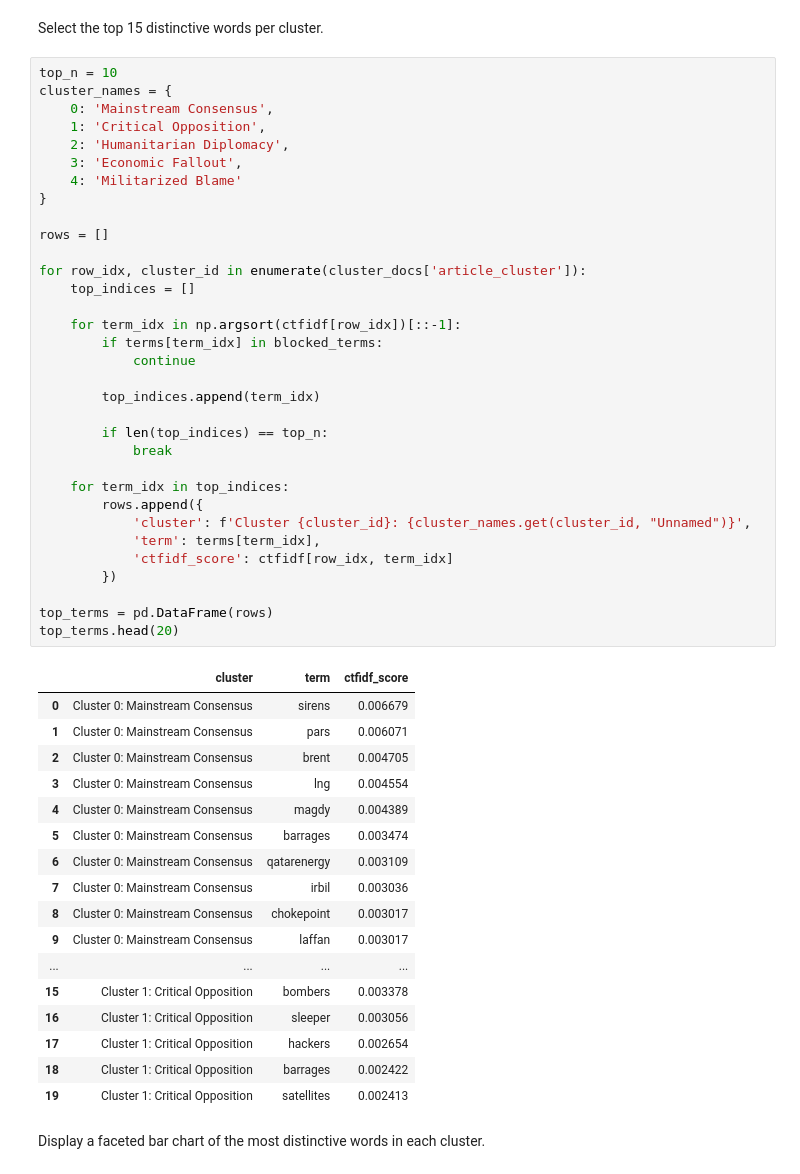
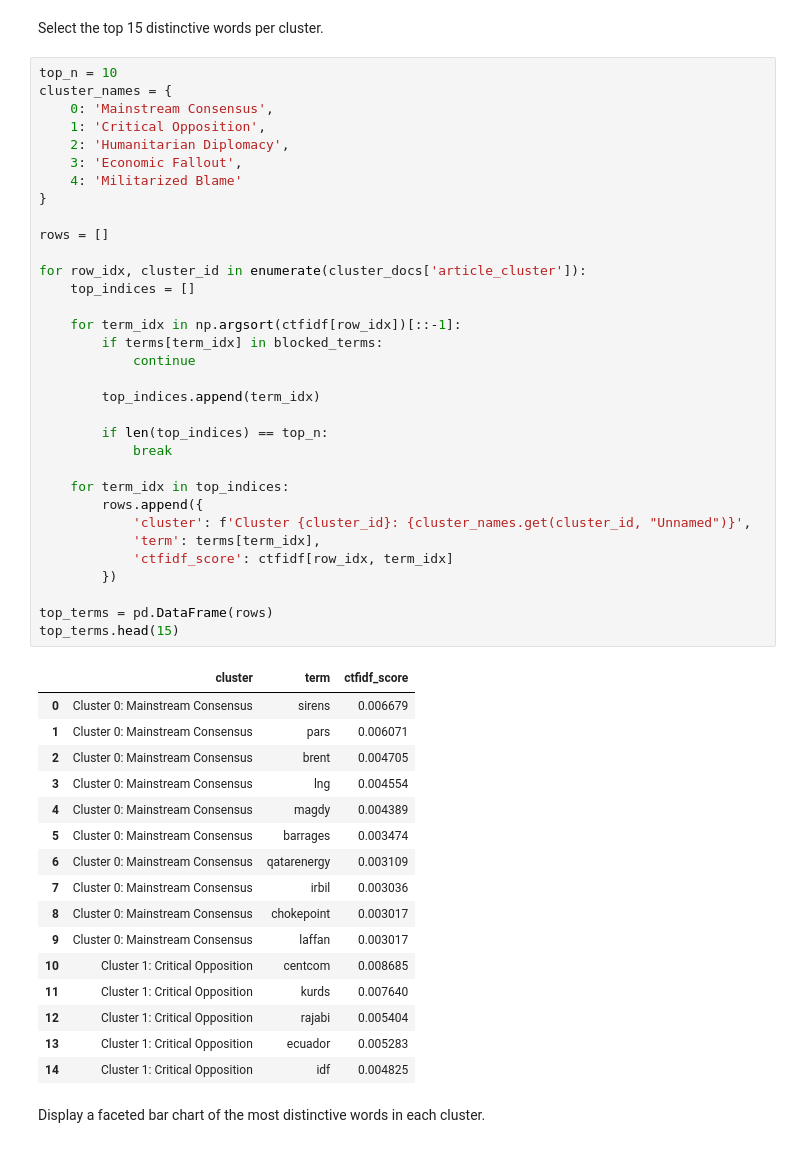
Before and after one commit to Data-Visualisation-Project-2026/data-visualisation-project, a Jupyter notebook: experiment_notebook.ipynb, the cells around one changed output. Saved outputs shown, nothing was run; the diff lists cells and outputs as text.

```diff
--- a/experiment_notebook.ipynb
+++ b/experiment_notebook.ipynb
@@ -105,40 +97,39 @@ for row_idx, cluster_id in enumerate(cluster_docs['article_cluster']):
 
     for term_idx in np.argsort(ctfidf[row_idx])[::-1]:
         if terms[term_idx] in blocked_terms:
             continue
 
         top_indices.append(term_idx)
 
         if len(top_indices) == top_n:
             break
 
     for term_idx in top_indices:
         rows.append({
             'cluster': f'Cluster {cluster_id}: {cluster_names.get(cluster_id, "Unnamed")}',
             'term': terms[term_idx],
             'ctfidf_score': ctfidf[row_idx, term_idx]
         })
 
 top_terms = pd.DataFrame(rows)
-top_terms.head(20)
+top_terms.head(15)
 # %% [output]
 |  | cluster | term | ctfidf_score |
 | 0 | Cluster 0: Mainstream Consensus | sirens | 0.006679 |
 | 1 | Cluster 0: Mainstream Consensus | pars | 0.006071 |
 | 2 | Cluster 0: Mainstream Consensus | brent | 0.004705 |
 | 3 | Cluster 0: Mainstream Consensus | lng | 0.004554 |
 | 4 | Cluster 0: Mainstream Consensus | magdy | 0.004389 |
 | 5 | Cluster 0: Mainstream Consensus | barrages | 0.003474 |
 | 6 | Cluster 0: Mainstream Consensus | qatarenergy | 0.003109 |
 | 7 | Cluster 0: Mainstream Consensus | irbil | 0.003036 |
 | 8 | Cluster 0: Mainstream Consensus | chokepoint | 0.003017 |
 | 9 | Cluster 0: Mainstream Consensus | laffan | 0.003017 |
-| ... | ... | ... | ... |
-| 15 | Cluster 1: Critical Opposition | bombers | 0.003378 |
-| 16 | Cluster 1: Critical Opposition | sleeper | 0.003056 |
-| 17 | Cluster 1: Critical Opposition | hackers | 0.002654 |
-| 18 | Cluster 1: Critical Opposition | barrages | 0.002422 |
-| 19 | Cluster 1: Critical Opposition | satellites | 0.002413 |
+| 10 | Cluster 1: Critical Opposition | centcom | 0.008685 |
+| 11 | Cluster 1: Critical Opposition | kurds | 0.007640 |
+| 12 | Cluster 1: Critical Opposition | rajabi | 0.005404 |
+| 13 | Cluster 1: Critical Opposition | ecuador | 0.005283 |
+| 14 | Cluster 1: Critical Opposition | idf | 0.004825 |
 # %% [markdown]
 Display a faceted bar chart of the most distinctive words in each cluster.
 # %%
```
Also changed, not shown: parts of 2 cells of this notebook, 1 other file.
